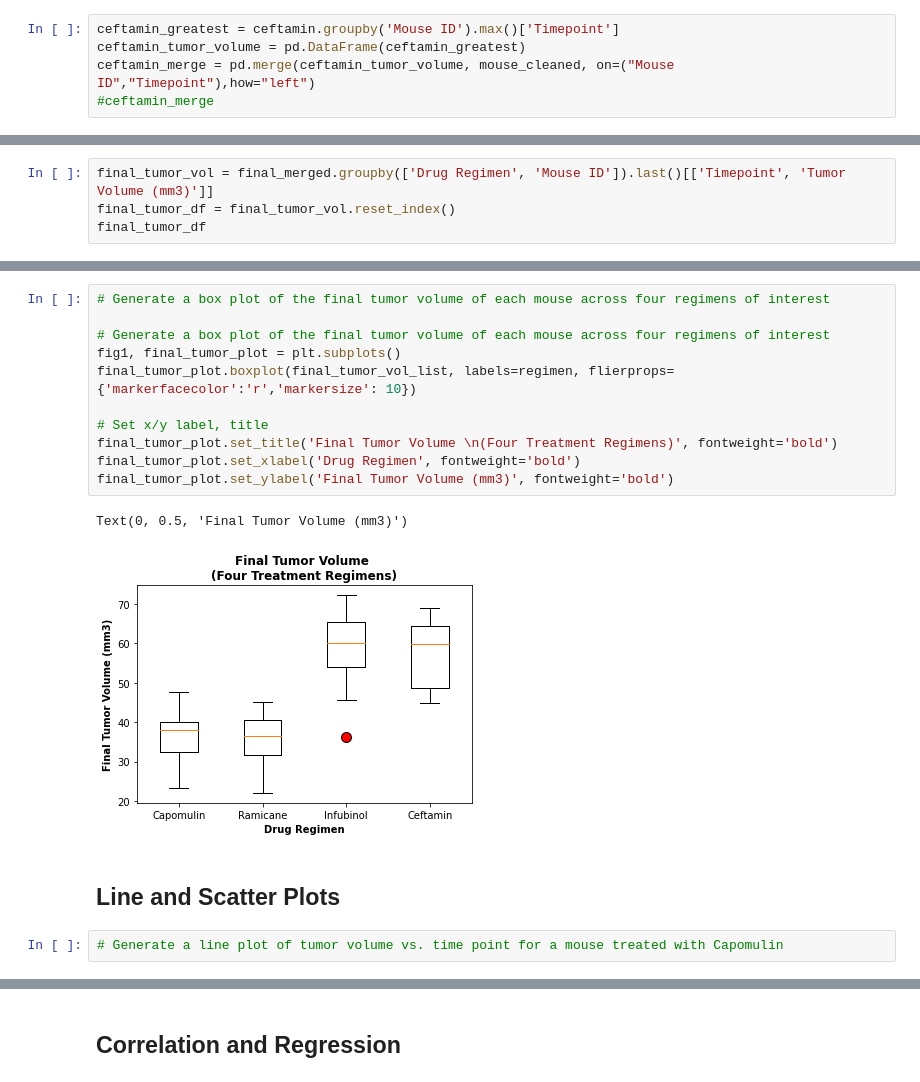
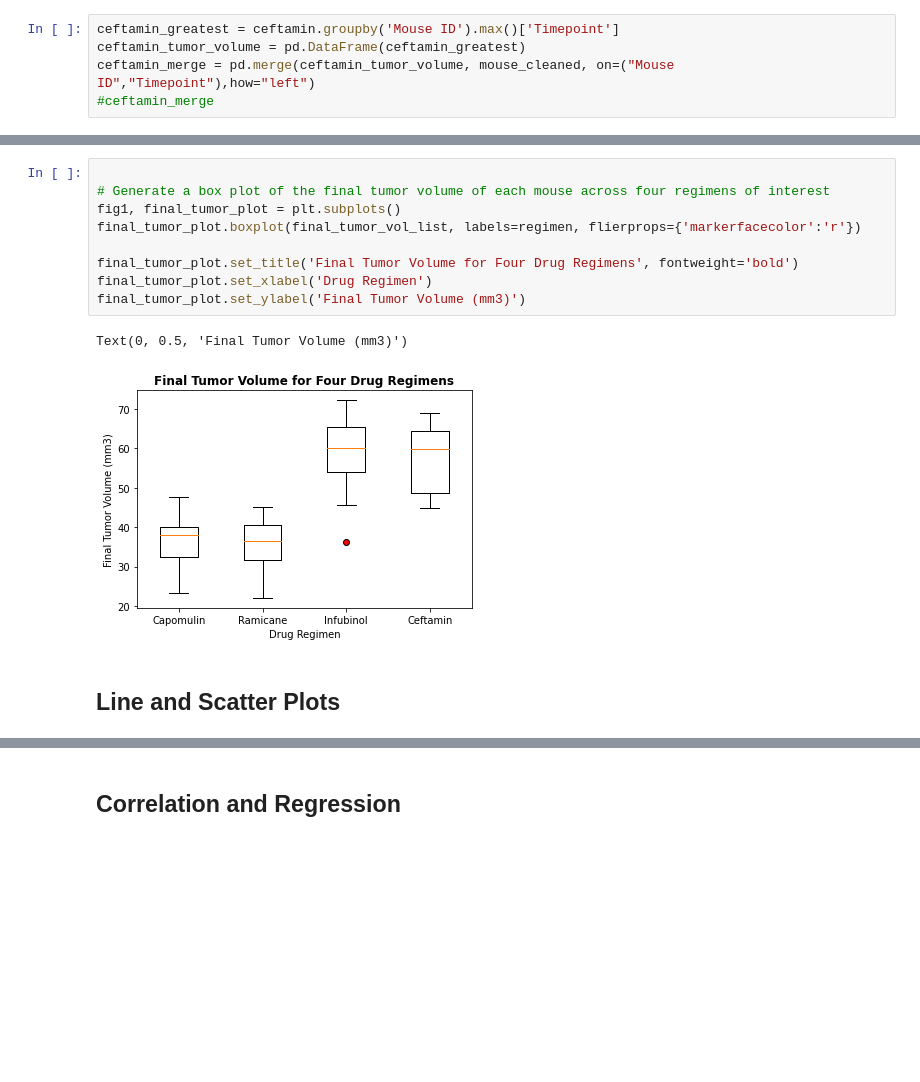
Before and after one commit to kblood86/Matplotlib_Challenge, a Jupyter notebook: Working.ipynb, the cells around one changed output, grey strips where cells are left out. Saved outputs shown, nothing was run; the diff lists cells and outputs as text; blank space fills up the shorter version.

```diff
--- a/Working.ipynb
+++ b/Working.ipynb
@@ -370,7 +369,3 @@ final_merged
 | 98 | y449 | 15 | Ramicane | Male | 19 | 24 | 44.183451 | ... |
 | 99 | z578 | 45 | Ramicane | Male | 11 | 16 | 30.638696 | ... |
 100 rows × 8 columns
-# %%
-final_tumor_vol = final_merged.groupby(['Drug Regimen', 'Mouse ID']).last()[['Timepoint', 'Tumor Volume (mm3)']]
-final_tumor_df = final_tumor_vol.reset_index()
-final_tumor_df
@@ -465,18 +431,14 @@ Number of outliers for Capomulin is: 0
 # %%
-# Generate a box plot of the final tumor volume of each mouse across four regimens of interest
 
 # Generate a box plot of the final tumor volume of each mouse across four regimens of interest
 fig1, final_tumor_plot = plt.subplots()
-final_tumor_plot.boxplot(final_tumor_vol_list, labels=regimen, flierprops={'markerfacecolor':'r','markersize': 10})
+final_tumor_plot.boxplot(final_tumor_vol_list, labels=regimen, flierprops={'markerfacecolor':'r'})
 
-# Set x/y label, title
-final_tumor_plot.set_title('Final Tumor Volume \n(Four Treatment Regimens)', fontweight='bold')
-final_tumor_plot.set_xlabel('Drug Regimen', fontweight='bold')
-final_tumor_plot.set_ylabel('Final Tumor Volume (mm3)', fontweight='bold')
+final_tumor_plot.set_title('Final Tumor Volume for Four Drug Regimens', fontweight='bold')
+final_tumor_plot.set_xlabel('Drug Regimen')
+final_tumor_plot.set_ylabel('Final Tumor Volume (mm3)')
 # %% [output]
 Text(0, 0.5, 'Final Tumor Volume (mm3)')
-[figure, old version]
+[figure, new version]
 # %% [markdown]
 ## Line and Scatter Plots
-# %%
-# Generate a line plot of tumor volume vs. time point for a mouse treated with Capomulin
```
Also changed, not shown: parts of 7 cells of this notebook.
